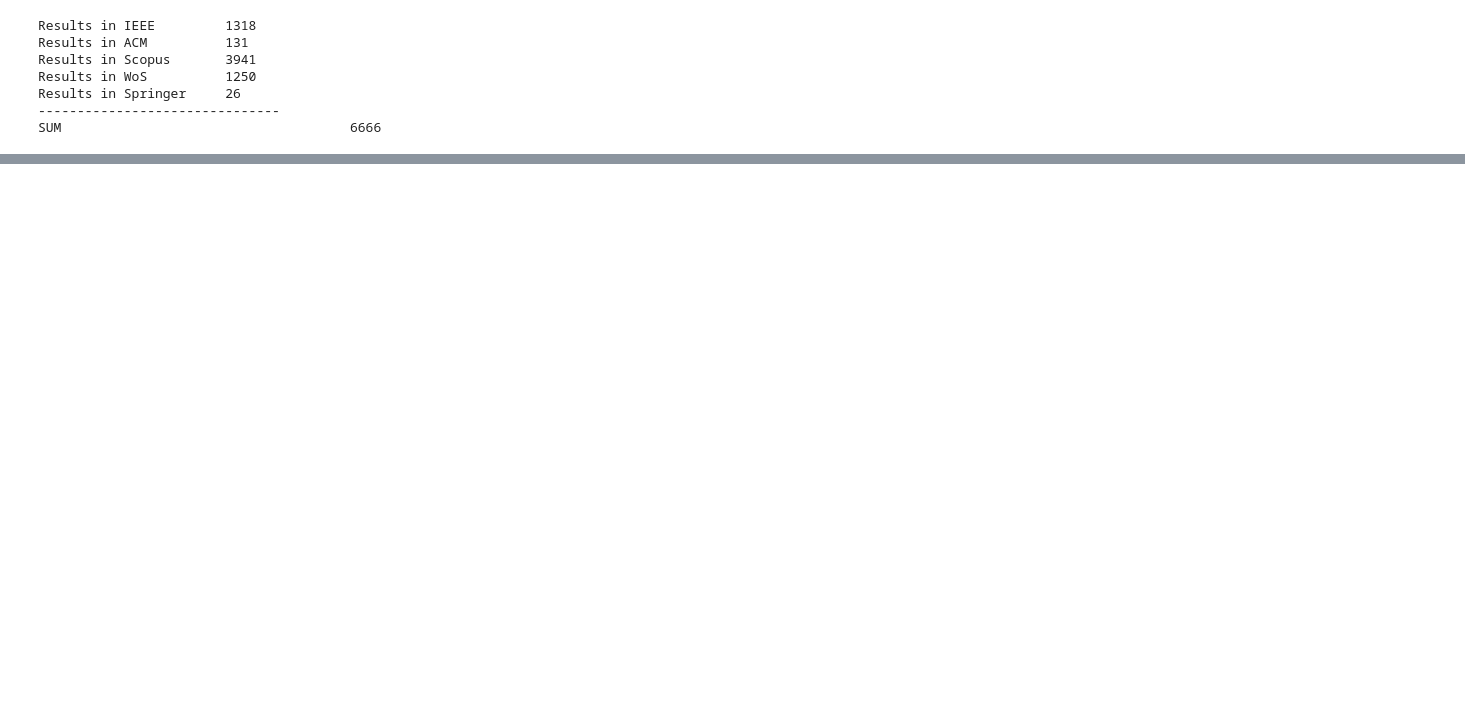
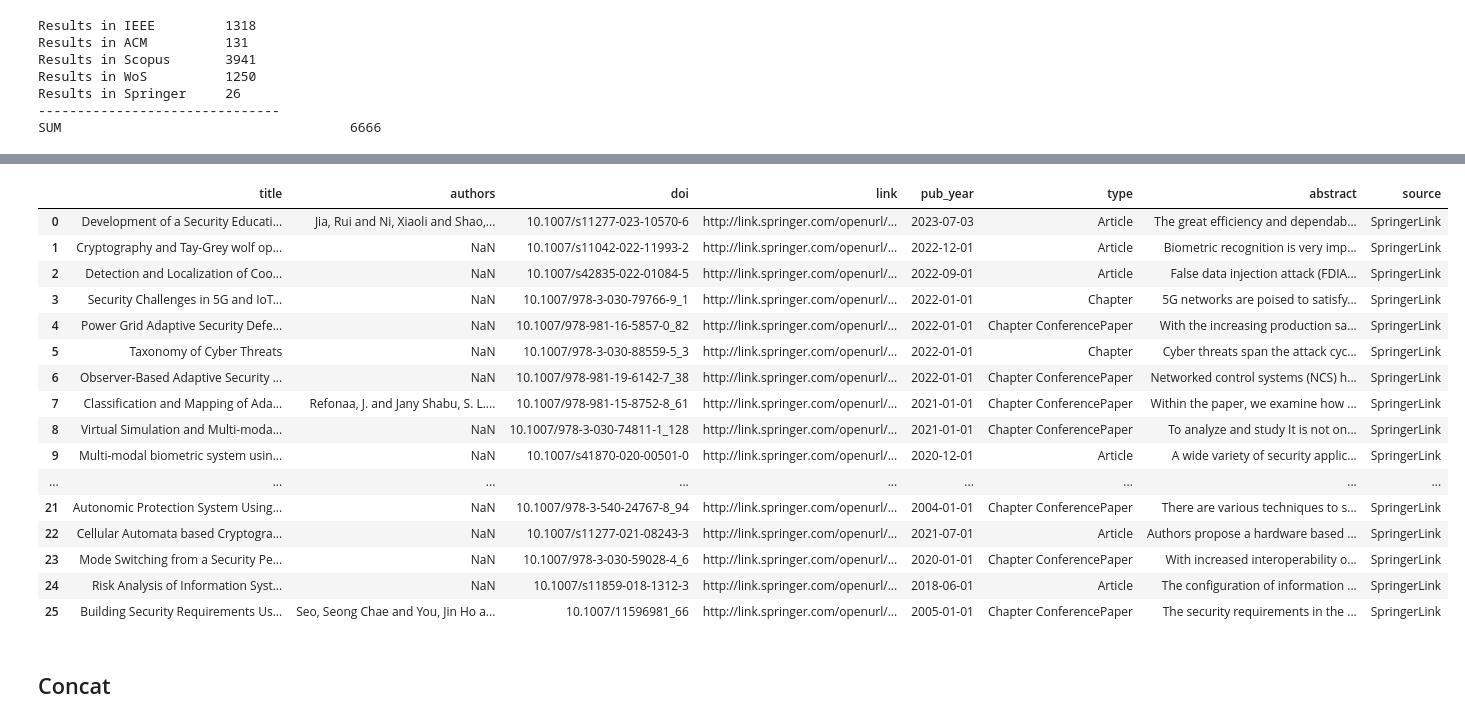
Before and after one commit to mstadler-jku/literature-search-tool-SLR, a Jupyter notebook: src/main/python/at/jku/scsl/main/raw_literature_parser.ipynb, the cells around one changed output, grey strips where cells are left out. Drawn from its saved outputs; the diff is of its cells as text; code cells hidden in the pictures; blank space fills up the shorter version.

Commit message:
first steps of data cleaning
+ removed NaNs and duplicates by doi and title

Signed-off-by: Marco Stadler <marco.stadler@jku.at>

```diff
--- a/src/main/python/at/jku/scsl/main/raw_literature_parser.ipynb
+++ b/src/main/python/at/jku/scsl/main/raw_literature_parser.ipynb
@@ -34,0 +230,30 @@ SUM                                     6666
+# %%
+AND_DELIMITER = ' and '
+df_springer_prep = df_springer.copy()
+df_springer_prep['source'] = 'SpringerLink'
+df_springer_prep['authors'] = df_springer_prep['creators/0/creator'] + AND_DELIMITER + df_springer_prep['creators/1/creator'] + AND_DELIMITER + df_springer_prep['creators/2/creator'] + AND_DELIMITER + df_springer_prep['creators/3/creator'] + AND_DELIMITER + df_springer_prep['creators/4/creator']
+df_springer_prep = df_springer_prep.rename(
+    columns={'contentType': 'type', 'publicationDate': 'pub_year', 'url/0/value': 'link'})
+# select
+df_springer_prep = df_springer_prep[['title', 'authors', 'doi', 'link', 'pub_year', 'type', 'abstract', 'source']]
+df_springer_prep
+# %% [output]
+|  | title | authors | doi | link | pub_year | type | abstract | source |
+| 0 | Development of a Security Educati... | Jia, Rui and Ni, Xiaoli and Shao,... | 10.1007/s11277-023-10570-6 | http://link.springer.com/openurl/... | 2023-07-03 | Article | The great efficiency and dependab... | SpringerLink |
+| 1 | Cryptography and Tay-Grey wolf op... | NaN | 10.1007/s11042-022-11993-2 | http://link.springer.com/openurl/... | 2022-12-01 | Article | Biometric recognition is very imp... | SpringerLink |
+| 2 | Detection and Localization of Coo... | NaN | 10.1007/s42835-022-01084-5 | http://link.springer.com/openurl/... | 2022-09-01 | Article | False data injection attack (FDIA... | SpringerLink |
+| 3 | Security Challenges in 5G and IoT... | NaN | 10.1007/978-3-030-79766-9_1 | http://link.springer.com/openurl/... | 2022-01-01 | Chapter | 5G networks are poised to satisfy... | SpringerLink |
+| 4 | Power Grid Adaptive Security Defe... | NaN | 10.1007/978-981-16-5857-0_82 | http://link.springer.com/openurl/... | 2022-01-01 | Chapter ConferencePaper | With the increasing production sa... | SpringerLink |
+| 5 | Taxonomy of Cyber Threats | NaN | 10.1007/978-3-030-88559-5_3 | http://link.springer.com/openurl/... | 2022-01-01 | Chapter | Cyber threats span the attack cyc... | SpringerLink |
+| 6 | Observer-Based Adaptive Security ... | NaN | 10.1007/978-981-19-6142-7_38 | http://link.springer.com/openurl/... | 2022-01-01 | Chapter ConferencePaper | Networked control systems (NCS) h... | SpringerLink |
+| 7 | Classification and Mapping of Ada... | Refonaa, J. and Jany Shabu, S. L.... | 10.1007/978-981-15-8752-8_61 | http://link.springer.com/openurl/... | 2021-01-01 | Chapter ConferencePaper | Within the paper, we examine how ... | SpringerLink |
+| 8 | Virtual Simulation and Multi-moda... | NaN | 10.1007/978-3-030-74811-1_128 | http://link.springer.com/openurl/... | 2021-01-01 | Chapter ConferencePaper | To analyze and study It is not on... | SpringerLink |
+| 9 | Multi-modal biometric system usin... | NaN | 10.1007/s41870-020-00501-0 | http://link.springer.com/openurl/... | 2020-12-01 | Article | A wide variety of security applic... | SpringerLink |
+| ... | ... | ... | ... | ... | ... | ... | ... | ... |
+| 21 | Autonomic Protection System Using... | NaN | 10.1007/978-3-540-24767-8_94 | http://link.springer.com/openurl/... | 2004-01-01 | Chapter ConferencePaper | There are various techniques to s... | SpringerLink |
+| 22 | Cellular Automata based Cryptogra... | NaN | 10.1007/s11277-021-08243-3 | http://link.springer.com/openurl/... | 2021-07-01 | Article | Authors propose a hardware based ... | SpringerLink |
+| 23 | Mode Switching from a Security Pe... | NaN | 10.1007/978-3-030-59028-4_6 | http://link.springer.com/openurl/... | 2020-01-01 | Chapter ConferencePaper | With increased interoperability o... | SpringerLink |
+| 24 | Risk Analysis of Information Syst... | NaN | 10.1007/s11859-018-1312-3 | http://link.springer.com/openurl/... | 2018-06-01 | Article | The configuration of information ... | SpringerLink |
+| 25 | Building Security Requirements Us... | Seo, Seong Chae and You, Jin Ho a... | 10.1007/11596981_66 | http://link.springer.com/openurl/... | 2005-01-01 | Chapter ConferencePaper | The security requirements in the ... | SpringerLink |
+# %% [markdown]
+## Concat
```
Also changed, not shown: parts of 28 cells of this notebook.
